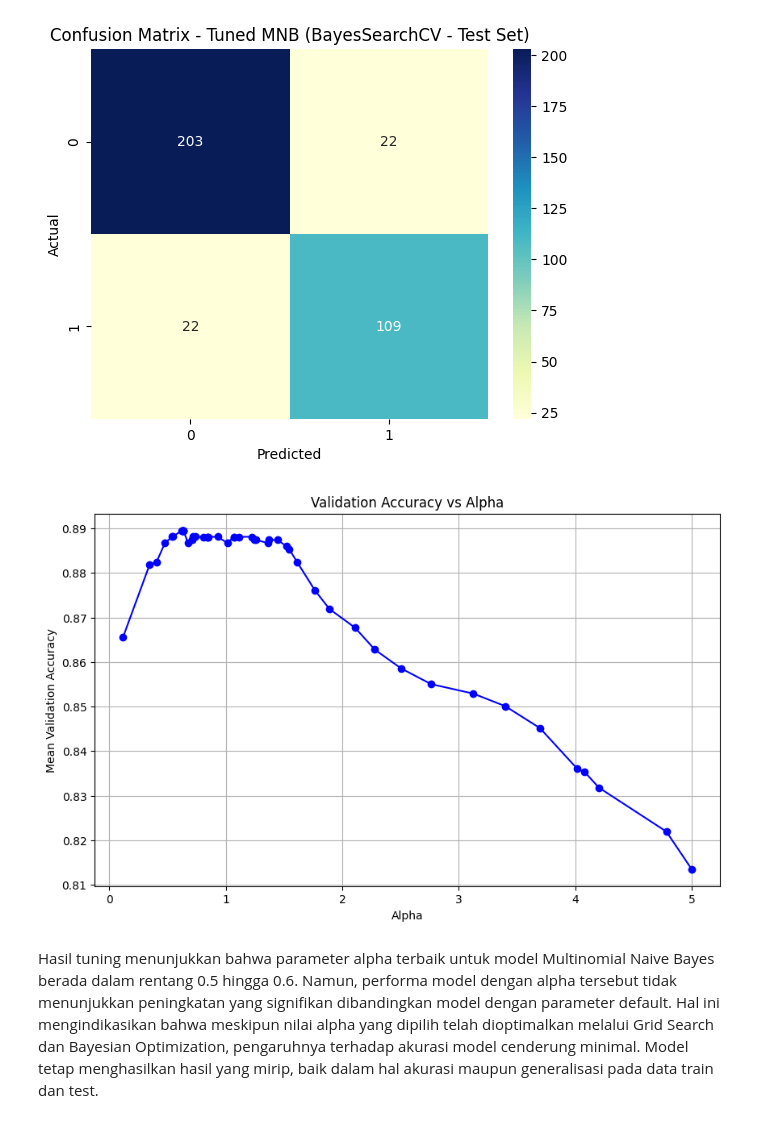
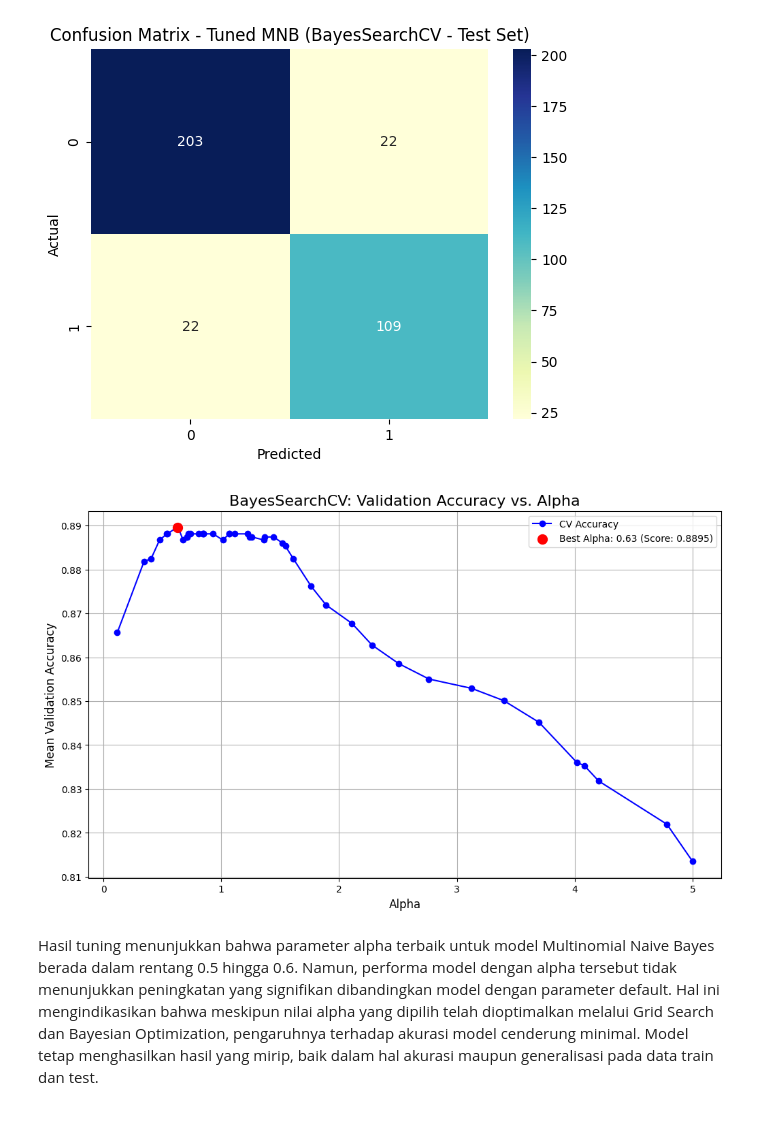
Before and after one commit to MaulanaHasyim/MaulanaHasyim, a Jupyter notebook: notebooks/Test Klasifikasi Suicide.ipynb, the cells around one changed output. Drawn from its saved outputs; the diff is of its cells as text; code cells hidden in the pictures.

```diff
--- a/notebooks/Test Klasifikasi Suicide.ipynb
+++ b/notebooks/Test Klasifikasi Suicide.ipynb
@@ -773,28 +785,32 @@ plt.show()
 # %% [output]
 [figure]
 # %%
-# Ekstrak hasil dari opt.cv_results_
 cv_results = bayes_search.cv_results_
 
-# Ambil nilai parameter alpha dan skor validasi rata-rata
-alphas = cv_results['param_alpha'].data
+# Ekstrak 'alpha' dari setiap dictionary di dalam list 'params'
+alphas = [params['alpha'] for params in cv_results['params']]
 mean_test_scores = cv_results['mean_test_score']
 
-# Sortir data berdasarkan alpha untuk visualisasi yang rapi
 sorted_indices = np.argsort(alphas)
 alphas_sorted = np.array(alphas)[sorted_indices]
 scores_sorted = np.array(mean_test_scores)[sorted_indices]
 
-# Plot hasilnya
-plt.figure(figsize=(10, 6))
-plt.plot(alphas_sorted, scores_sorted, marker='o', linestyle='-', color='b')
-plt.title('Validation Accuracy vs Alpha')
-plt.xlabel('Alpha')
-plt.ylabel('Mean Validation Accuracy')
+plt.figure(figsize=(12, 7))
+plt.plot(alphas_sorted, scores_sorted, marker='o', linestyle='-', color='b', label='CV Accuracy')
+
+# Tambahkan tanda untuk titik terbaik
+best_alpha = bayes_search.best_params_['alpha']
+best_score = bayes_search.best_score_
+plt.scatter(best_alpha, best_score, color='red', s=100, zorder=5, label=f'Best Alpha: {best_alpha:.2f} (Score: {best_score:.4f})')
+
+plt.title('BayesSearchCV: Validation Accuracy vs. Alpha', fontsize=16)
+plt.xlabel('Alpha', fontsize=12)
+plt.ylabel('Mean Validation Accuracy', fontsize=12)
+plt.legend()
 plt.grid(True)
 plt.show()
 # %% [output]
-[figure, old version]
+[figure, new version]
 # %% [markdown]
 Hasil tuning menunjukkan bahwa parameter alpha terbaik untuk model Multinomial Naive Bayes berada dalam rentang 0.5 hingga 0.6. Namun, performa model dengan alpha tersebut tidak menunjukkan peningkatan yang signifikan dibandingkan model dengan parameter default. Hal ini mengindikasikan bahwa meskipun nilai alpha yang dipilih telah dioptimalkan melalui Grid Search dan Bayesian Optimization, pengaruhnya terhadap akurasi model cenderung minimal. Model tetap menghasilkan hasil yang mirip, baik dalam hal akurasi maupun generalisasi pada data train dan test.
 # %% [markdown]
```
Also changed, not shown: parts of 9 cells of this notebook.
